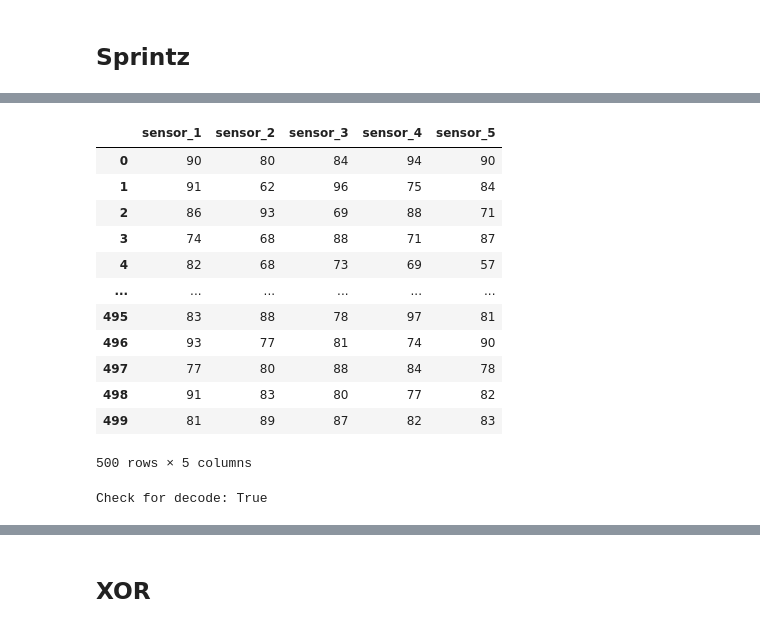
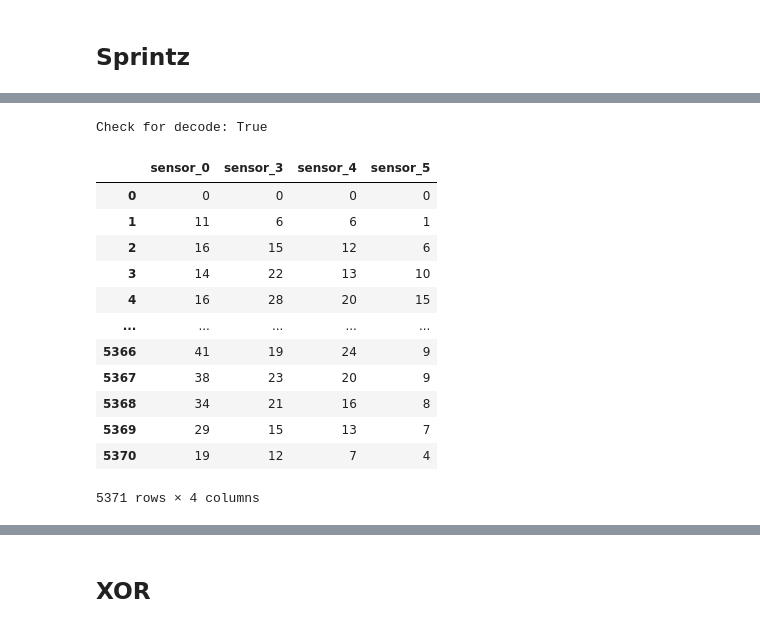
Before and after one commit to Romankkl03/compress_time_series, a Jupyter notebook: experiments.ipynb, the cells around one changed output, grey strips where cells are left out. Saved outputs shown, nothing was run; the diff lists cells and outputs as text; code cells hidden in the pictures.

```diff
--- a/experiments.ipynb
+++ b/experiments.ipynb
@@ -137,7 +134,7 @@ df_wind = df_wind.head(10000)
 Видим, что данные ненулевые через определенные промежутки времени. Это связано с тем, что отсутствует непрерывность замеров данных. Оставим только те строки, где есть хотя бы одно ненулевое значение.
 # %%
 # Ensure the correct columns are used
-df_wind = df_wind.loc[(
-    df_wind[['AT', 'BE', 'BG', 'CH', 'CZ', 'DE']] != 0).any(axis=1)].reset_index(drop=True)
-df_wind.columns = [f'sensor_{i}' for i in range(df_wind.shape[1])]
-df_wind.info()
+# df_wind = df_wind.loc[(
+#     df_wind[['AT', 'BE', 'BG', 'CH', 'CZ', 'DE']] != 0).any(axis=1)].reset_index(drop=True)
+# df_wind.columns = [f'sensor_{i}' for i in range(df_wind.shape[1])]
+# df_wind.info()
@@ -412,2 +334,8 @@ wind_geo_dict has been saved as wind_geo_dict.yaml
 # %% [markdown]
 ## Sprintz
+# %%
+df = df_wind * 100
+df = df.astype(int)
+df = df[['sensor_0', 'sensor_3',
+         'sensor_4', 'sensor_5', ]]
+df.info()
@@ -414,3 +378,2 @@ wind_geo_dict has been saved as wind_geo_dict.yaml
 # %%
-speed_sprintz_res = compress_sprintz(df=df_speed, chunk_size=8)
-speed_sprintz_res
+speed_sprintz_res = compress_sprintz(df=df, chunk_size=8)
@@ -435,22 +380,23 @@ speed_sprintz_res
-# %%
-df_speed
-# %% [output]
-|  | sensor_1 | sensor_2 | sensor_3 | sensor_4 | sensor_5 |
-| 0 | 90 | 80 | 84 | 94 | 90 |
-| 1 | 91 | 62 | 96 | 75 | 84 |
-| 2 | 86 | 93 | 69 | 88 | 71 |
-| 3 | 74 | 68 | 88 | 71 | 87 |
-| 4 | 82 | 68 | 73 | 69 | 57 |
-| ... | ... | ... | ... | ... | ... |
-| 495 | 83 | 88 | 78 | 97 | 81 |
-| 496 | 93 | 77 | 81 | 74 | 90 |
-| 497 | 77 | 80 | 88 | 84 | 78 |
-| 498 | 91 | 83 | 80 | 77 | 82 |
-| 499 | 81 | 89 | 87 | 82 | 83 |
-500 rows × 5 columns
 # %%
 # Check for equals decodind and original data
-decode_res = decompress_sprintz(speed_sprintz_res, chunk_size=7)
-print('Check for decode:', df_speed.equals(decode_res))
+decode_res = decompress_sprintz(speed_sprintz_res, num_cols = 4, chunk_size=7)
+decode_res.columns = df.columns
+print('Check for decode:', df.equals(decode_res))
 # %% [output]
 Check for decode: True
+# %%
+decode_res
+# %% [output]
+|  | sensor_0 | sensor_3 | sensor_4 | sensor_5 |
+| 0 | 0 | 0 | 0 | 0 |
+| 1 | 11 | 6 | 6 | 1 |
+| 2 | 16 | 15 | 12 | 6 |
+| 3 | 14 | 22 | 13 | 10 |
+| 4 | 16 | 28 | 20 | 15 |
+| ... | ... | ... | ... | ... |
+| 5366 | 41 | 19 | 24 | 9 |
+| 5367 | 38 | 23 | 20 | 9 |
+| 5368 | 34 | 21 | 16 | 8 |
+| 5369 | 29 | 15 | 13 | 7 |
+| 5370 | 19 | 12 | 7 | 4 |
+5371 rows × 4 columns
```
Also changed, not shown: parts of 77 cells of this notebook, 17 other files.
